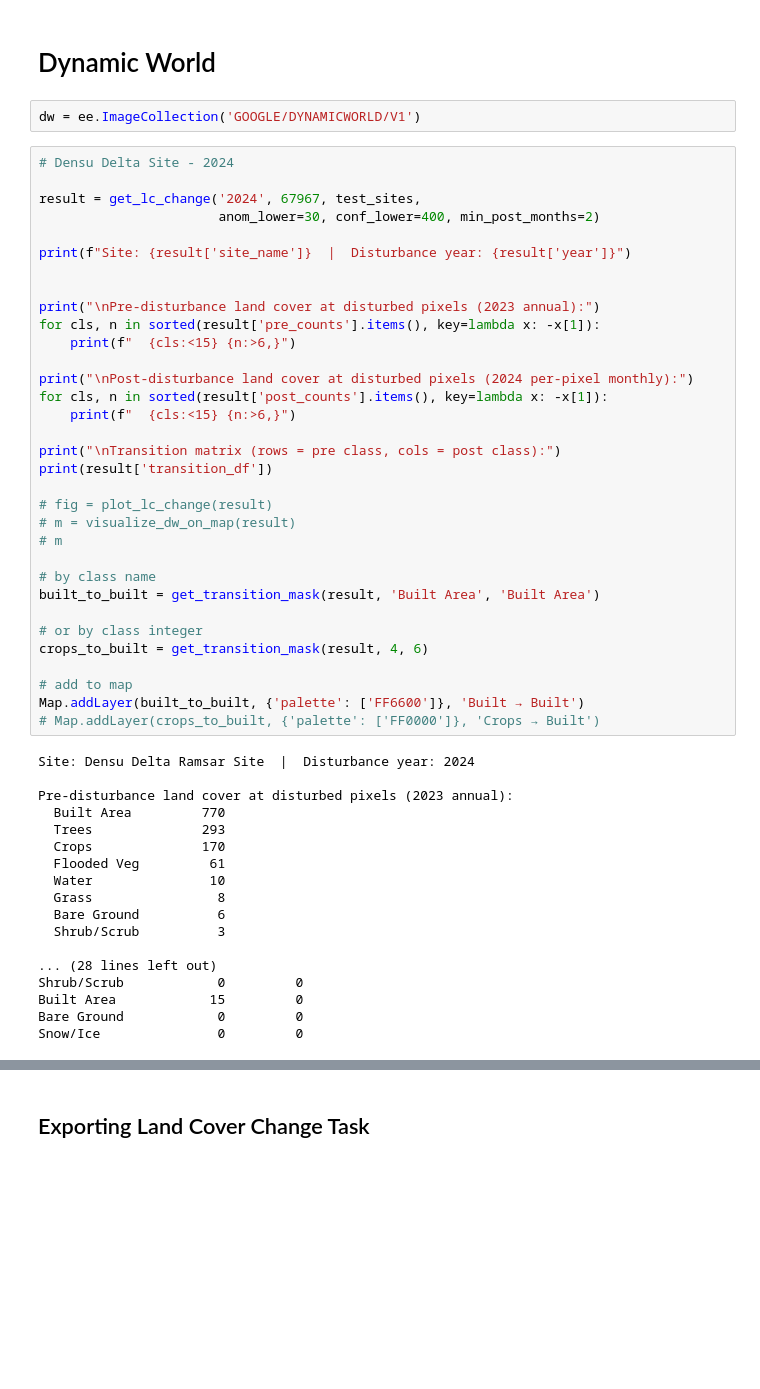
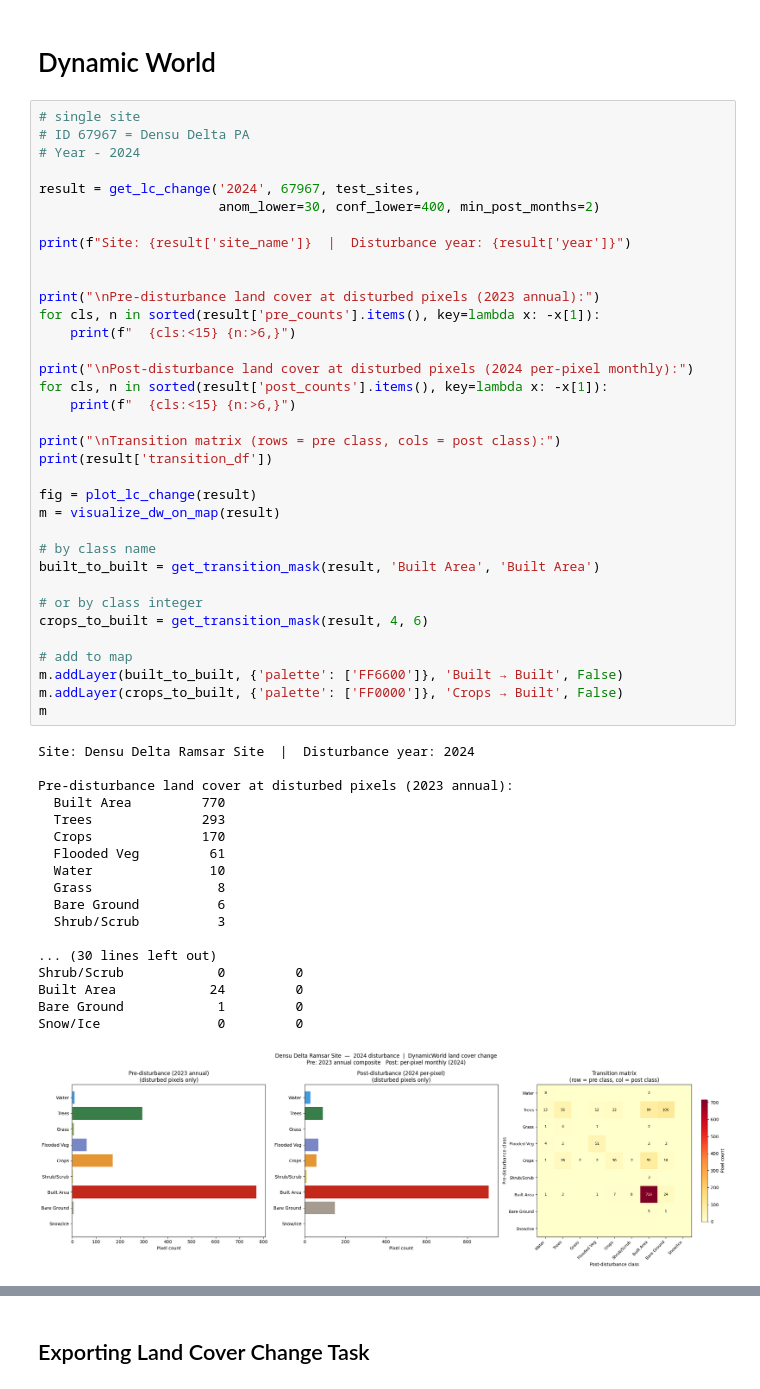
Before and after one commit to SkyTruth/tpae, a Jupyter notebook: notebooks/DIST_ALERT.ipynb, the cells around one changed output, grey strips where cells are left out. Drawn from its saved outputs; the diff is of its cells as text; blank space fills up the shorter version.

```diff
--- a/notebooks/DIST_ALERT.ipynb
+++ b/notebooks/DIST_ALERT.ipynb
@@ -118,9 +147,9 @@ KeyboardInterrupt:
 # %% [markdown]
 # Dynamic World
-# %%
-dw = ee.ImageCollection('GOOGLE/DYNAMICWORLD/V1')
 # %%
-# Densu Delta Site - 2024
+# single site
+# ID 67967 = Densu Delta PA
+# Year - 2024
 
 result = get_lc_change('2024', 67967, test_sites,
                        anom_lower=30, conf_lower=400, min_post_months=2)
@@ -135,38 +164,39 @@ for cls, n in sorted(result['pre_counts'].items(), key=lambda x: -x[1]):
 print("\nPost-disturbance land cover at disturbed pixels (2024 per-pixel monthly):")
 for cls, n in sorted(result['post_counts'].items(), key=lambda x: -x[1]):
     print(f"  {cls:<15} {n:>6,}")
 
 print("\nTransition matrix (rows = pre class, cols = post class):")
 print(result['transition_df'])
 
-# fig = plot_lc_change(result)
-# m = visualize_dw_on_map(result)
-# m
+fig = plot_lc_change(result)
+m = visualize_dw_on_map(result)
 
 # by class name
 built_to_built = get_transition_mask(result, 'Built Area', 'Built Area')
 
 # or by class integer
 crops_to_built = get_transition_mask(result, 4, 6)
 
 # add to map
-Map.addLayer(built_to_built, {'palette': ['FF6600']}, 'Built → Built')
-# Map.addLayer(crops_to_built, {'palette': ['FF0000']}, 'Crops → Built')
+m.addLayer(built_to_built, {'palette': ['FF6600']}, 'Built → Built', False)
+m.addLayer(crops_to_built, {'palette': ['FF0000']}, 'Crops → Built', False)
+m
 # %% [output]
 Site: Densu Delta Ramsar Site  |  Disturbance year: 2024
 
 Pre-disturbance land cover at disturbed pixels (2023 annual):
   Built Area         770
   Trees              293
   Crops              170
   Flooded Veg         61
   Water               10
   Grass                8
   Bare Ground          6
   Shrub/Scrub          3
 
-... (28 lines left out)
+... (30 lines left out)
 Shrub/Scrub            0         0
-Built Area            15         0
-Bare Ground            0         0
+Built Area            24         0
+Bare Ground            1         0
 Snow/Ice               0         0
+[figure, added]
```
Also changed, not shown: parts of 24 cells of this notebook.
